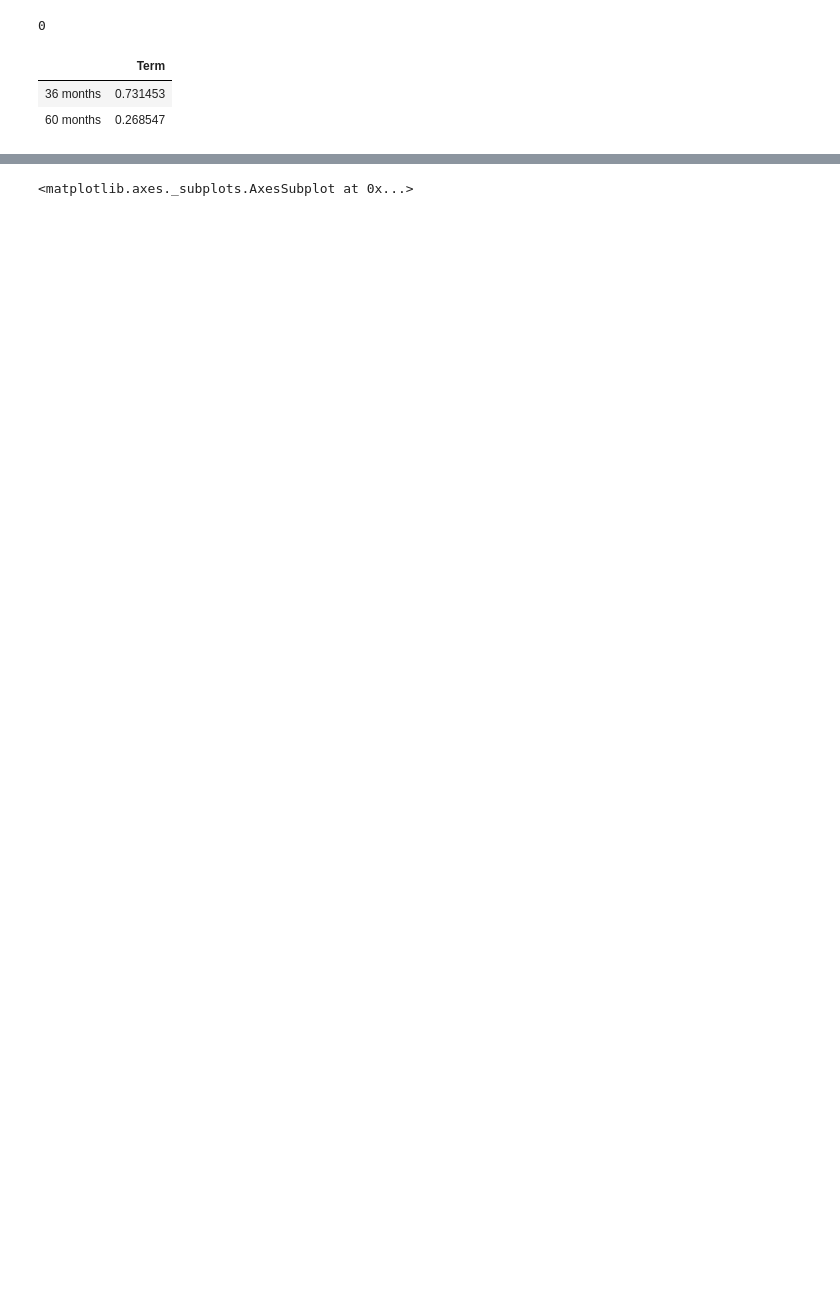
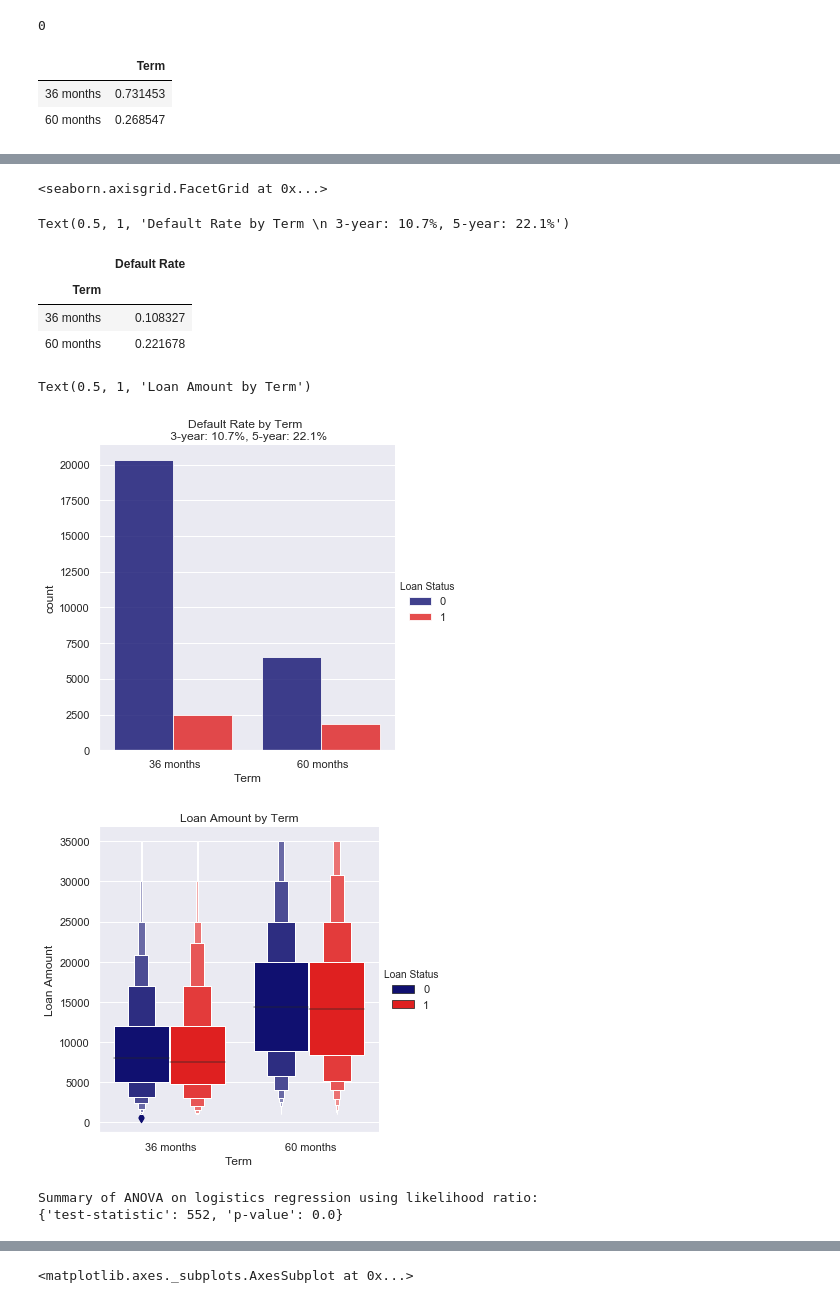
Before and after one commit to shiyangni/DataScienceForAdam, a Jupyter notebook: Projects/LendingClubProject/code/EDA.ipynb, the cells around one changed output, grey strips where cells are left out. Saved outputs shown, nothing was run; the diff lists cells and outputs as text; code cells hidden in the pictures; blank space fills up the shorter version.

```diff
--- a/Projects/LendingClubProject/code/EDA.ipynb
+++ b/Projects/LendingClubProject/code/EDA.ipynb
@@ -460,0 +319,74 @@ __Length of Description__
+# %%
+## Does Term matter?
+# Default rate by loan term. Default rate for longer term loans is significantly higher.
+sns.catplot(data=training_pred, x="Term", hue="Loan Status", kind="count", palette={1: "red", 0: "navy"}, order=training_pred["Term"].value_counts().index, alpha=0.8)
+plt.title("Default Rate by Term \n 3-year: 10.7%, 5-year: 22.1%")
+
+default_by_term = training_pred.groupby("Term").apply(default_rate).to_frame()
+default_by_term.columns = ["Default Rate"]
+default_by_term
+
+# Can it be explained by Loan Size / Interest Rate?
+# 60-month loans on average have larger size and higher interest rate.
+np.random.seed(123)
+index = np.random.choice(training_pred.shape[0], size=training_pred.shape[0]//30, replace=False)
+g = sns.catplot(data=training_pred, x="Term", y="Loan Amount", hue="Loan Status", palette={1: "red", 0: "navy"}, kind="boxen", order=training_pred["Term"].value_counts().index)
+g.ax.set_title("Loan Amount by Term")
+# %% [output]
+<seaborn.axisgrid.FacetGrid at 0x...>
+Text(0.5, 1, 'Default Rate by Term \n 3-year: 10.7%, 5-year: 22.1%')
+|  | Default Rate |
+| Term |  |
+| 36 months | 0.108327 |
+| 60 months | 0.221678 |
+Text(0.5, 1, 'Loan Amount by Term')
+[figure, added]
+[figure, added]
+# %%
+## Continued on Term.
+# A self-defined ANOVA test.
+def extract_log_lik_summary(summary):
+    logLik = summary.tables[0].data[4][3]
+    return int(logLik[:-1])
+
+def extract_num_of_parameters(summary):
+    return len(summary.tables[1].data) - 1
+
+# m1 is supposed to be the sub model, and m2 the full model
+def anova_logistics(m1, m2):
+    summary1 = m1.fit().summary()
+    summary2 = m2.fit().summary()
+    nop1 = extract_num_of_parameters(summary1)
+    nop2 = extract_num_of_parameters(summary2)
+    twice_neg_logLik1 = -2 * extract_log_lik_summary(summary1)
+    twice_neg_logLik2 = -2 * extract_log_lik_summary(summary2)
+    test_statistic = twice_neg_logLik1 - twice_neg_logLik2
+    # number of paramters being tested
+    ddof = nop2 - nop1
+    pvalue = 1 - stats.chi2.cdf(test_statistic, ddof)
+    result = {
+        "test-statistic" : test_statistic,
+        "p-value": pvalue
+    }
+    print("Summary of ANOVA on logistics regression using likelihood ratio:")
+    print(result)
+#     return result
+
+# Let's do an anova test on two logistics regression: one including Loan Amount, Loan Status, the other one with the addition of Term
+df = training_pred.copy(deep=True)
+df.drop(columns="Issued Date", inplace=True)
+df.columns = df.columns.str.replace(" ", "_")
+# ANOVA for two models
+endog = df["Loan_Status"]
+exog1 = df.loc[:,["Loan_Amount"]]
+exog1 = sm.add_constant(exog1)
+exog2 = df.loc[:,["Loan_Amount", "Term"]]
+exog2 = sm.add_constant(exog2)
+exog2 = pd.get_dummies(exog2, prefix=["Term"]).drop(columns=["Term_ 60 months"])
+m1 = sm.GLM(endog, exog1, family=sm.families.Binomial())
+m2 = sm.GLM(endog, exog2, family=sm.families.Binomial())
+# fit1 = sm.GLM(formula='Loan_Status ~ Loan_Amount + Interest_Rate', data=df, family=sm.families.Binomial())
+anova_logistics(m1,m2)
+# %% [output]
+Summary of ANOVA on logistics regression using likelihood ratio:
+{'test-statistic': 552, 'p-value': 0.0}
```
Also changed, not shown: parts of 65 cells of this notebook, 8 other files.
